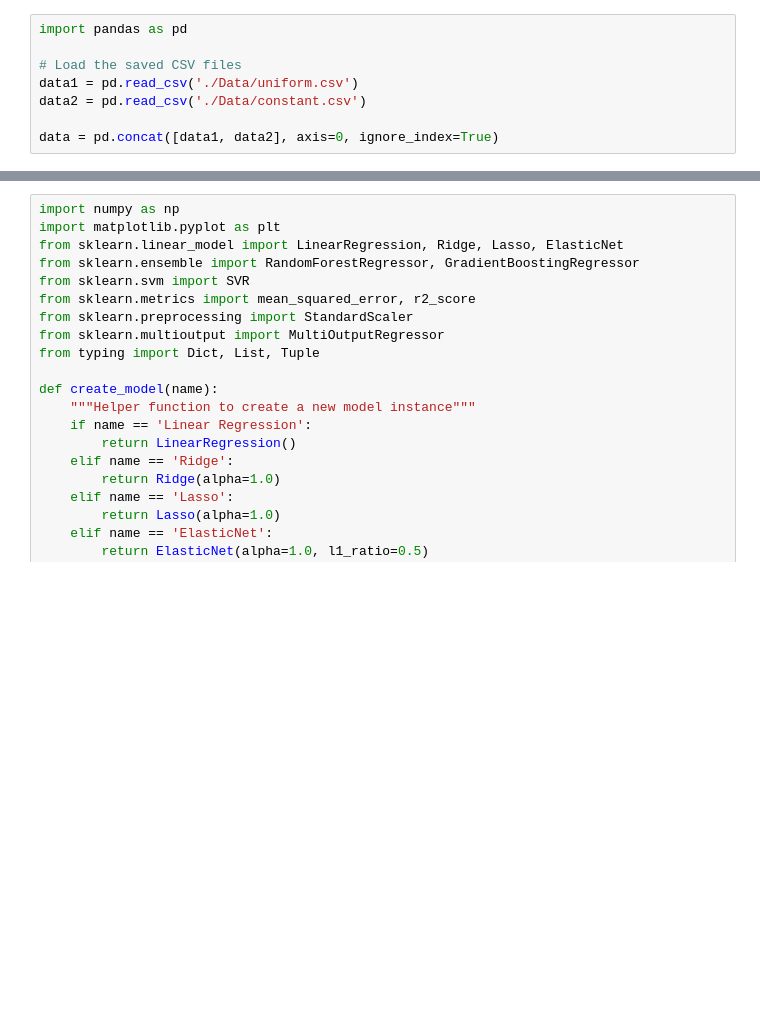
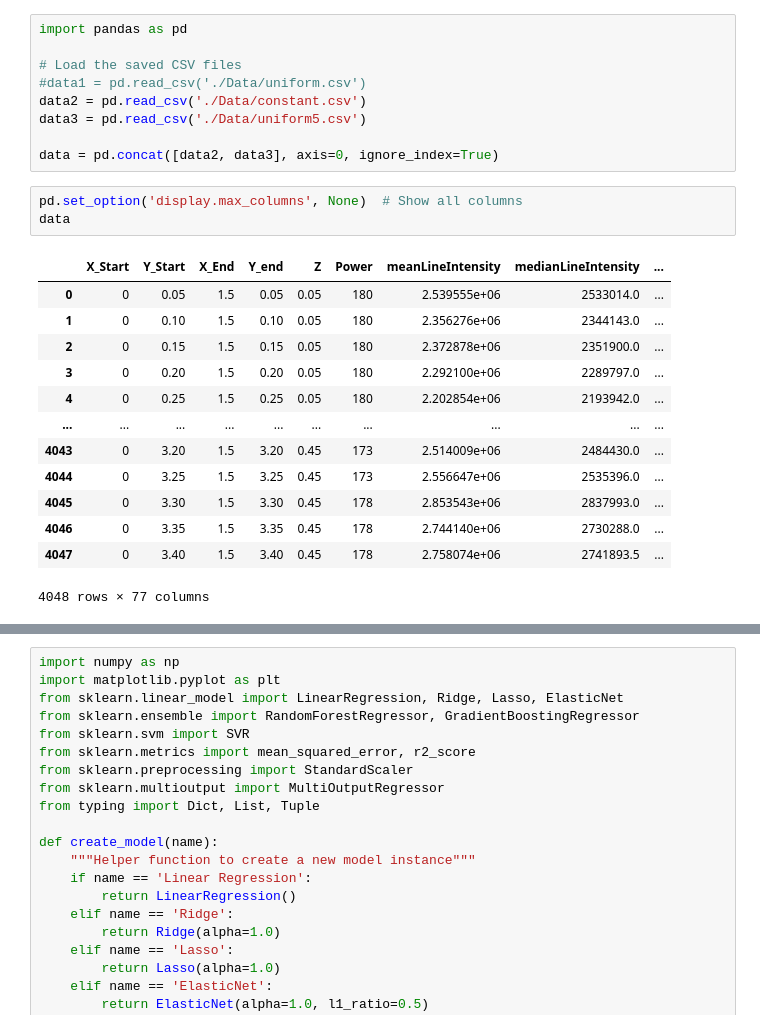
Before and after one commit to GiulioMa/Smart_AM, a Jupyter notebook: SmartAM/Try_different_regressors-Merged-MoreFeat.ipynb, the cells around one changed output, grey strips where cells are left out. Drawn from its saved outputs; the diff is of its cells as text; blank space fills up the shorter version.

```diff
--- a/SmartAM/Try_different_regressors-Merged-MoreFeat.ipynb
+++ b/SmartAM/Try_different_regressors-Merged-MoreFeat.ipynb
@@ -2,10 +2,28 @@
 import pandas as pd
 
 # Load the saved CSV files
-data1 = pd.read_csv('./Data/uniform.csv')
+#data1 = pd.read_csv('./Data/uniform.csv')
 data2 = pd.read_csv('./Data/constant.csv')
+data3 = pd.read_csv('./Data/uniform5.csv')
 
-data = pd.concat([data1, data2], axis=0, ignore_index=True)
+data = pd.concat([data2, data3], axis=0, ignore_index=True)
+# %%
+pd.set_option('display.max_columns', None)  # Show all columns
+data
+# %% [output]
+|  | X_Start | Y_Start | X_End | Y_end | Z | Power | meanLineIntensity | medianLineIntensity | ... |
+| 0 | 0 | 0.05 | 1.5 | 0.05 | 0.05 | 180 | 2.539555e+06 | 2533014.0 | ... |
+| 1 | 0 | 0.10 | 1.5 | 0.10 | 0.05 | 180 | 2.356276e+06 | 2344143.0 | ... |
+| 2 | 0 | 0.15 | 1.5 | 0.15 | 0.05 | 180 | 2.372878e+06 | 2351900.0 | ... |
+| 3 | 0 | 0.20 | 1.5 | 0.20 | 0.05 | 180 | 2.292100e+06 | 2289797.0 | ... |
+| 4 | 0 | 0.25 | 1.5 | 0.25 | 0.05 | 180 | 2.202854e+06 | 2193942.0 | ... |
+| ... | ... | ... | ... | ... | ... | ... | ... | ... | ... |
+| 4043 | 0 | 3.20 | 1.5 | 3.20 | 0.45 | 173 | 2.514009e+06 | 2484430.0 | ... |
+| 4044 | 0 | 3.25 | 1.5 | 3.25 | 0.45 | 173 | 2.556647e+06 | 2535396.0 | ... |
+| 4045 | 0 | 3.30 | 1.5 | 3.30 | 0.45 | 178 | 2.853543e+06 | 2837993.0 | ... |
+| 4046 | 0 | 3.35 | 1.5 | 3.35 | 0.45 | 178 | 2.744140e+06 | 2730288.0 | ... |
+| 4047 | 0 | 3.40 | 1.5 | 3.40 | 0.45 | 178 | 2.758074e+06 | 2741893.5 | ... |
+4048 rows × 77 columns
 # %%
 import pandas as pd
 import numpy as np
```
Also changed, not shown: parts of 6 cells of this notebook, 8 other files.
